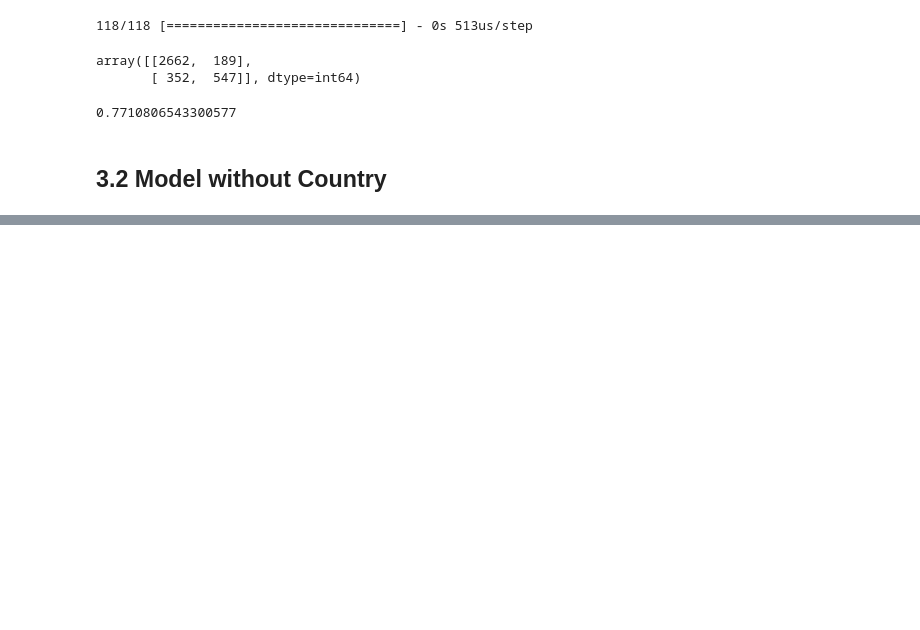
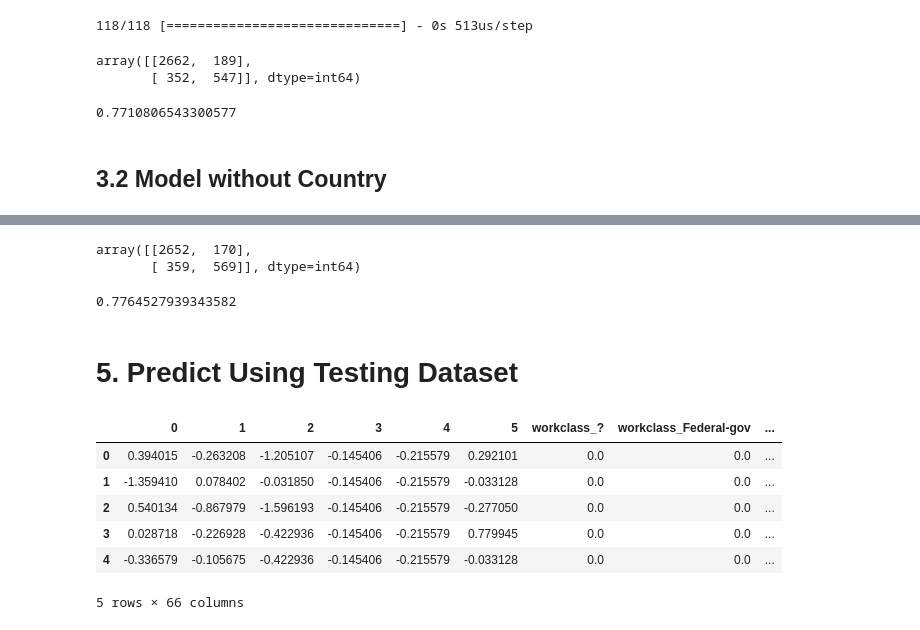
Before and after one commit to MiracleSkyHawk/RSM8413_GA3, a Jupyter notebook: GA3_8413.ipynb, the cells around one changed output, grey strips where cells are left out. Cells and saved outputs as stored; diff of their text form; code cells hidden in the pictures; blank space fills up the shorter version.

```diff
--- a/GA3_8413.ipynb
+++ b/GA3_8413.ipynb
@@ -871,0 +869,5 @@ train.head()
+# %%
+seed = 84
+np.random.seed(seed)
+train_df = pd.read_csv("USCensusTraining.csv")
+test_df = pd.read_csv("USCensusTest.csv")
@@ -871,0 +896,6 @@ train.head()
+# %%
+# standardize the training dataset with StandardScaler
+scaler_wo_country = StandardScaler().fit(train_df.loc[:,num_col_list])
+scaled_train_wo_country_df = scaler_wo_country.transform(train_df.loc[:,num_col_list])
+joined_wo_country_df = pd.DataFrame(scaled_train_wo_country_df).join(enc_wo_country_df)
+joined_wo_country_df.head(5)
@@ -871,0 +1071,14 @@ train.head()
+# %%
+# Confusion Matrix
+# TT  FN
+# FT  TN
+confusion_matrix(y_test_wo_country, y_pred)
+# %% [output]
+array([[2652,  170],
+       [ 359,  569]], dtype=int64)
+# %%
+balanced_accuracy_score(y_test_wo_country, y_pred)
+# %% [output]
+0.7764527939343582
+# %% [markdown]
+# 5. Predict Using Testing Dataset
@@ -871,0 +1098,13 @@ train.head()
+# %%
+# standardize the training dataset with StandardScaler
+scaled_test_df = scaler_wo_country.transform(test_df.loc[:,num_col_list])
+joined_test_df = pd.DataFrame(scaled_test_df).join(enc_for_test_df)
+joined_test_df.head(5)
+# %% [output]
+|  | 0 | 1 | 2 | 3 | 4 | 5 | workclass_? | workclass_Federal-gov | ... |
+| 0 | 0.394015 | -0.263208 | -1.205107 | -0.145406 | -0.215579 | 0.292101 | 0.0 | 0.0 | ... |
+| 1 | -1.359410 | 0.078402 | -0.031850 | -0.145406 | -0.215579 | -0.033128 | 0.0 | 0.0 | ... |
+| 2 | 0.540134 | -0.867979 | -1.596193 | -0.145406 | -0.215579 | -0.277050 | 0.0 | 0.0 | ... |
+| 3 | 0.028718 | -0.226928 | -0.422936 | -0.145406 | -0.215579 | 0.779945 | 0.0 | 0.0 | ... |
+| 4 | -0.336579 | -0.105675 | -0.422936 | -0.145406 | -0.215579 | -0.033128 | 0.0 | 0.0 | ... |
+5 rows × 66 columns
```
Also changed, not shown: parts of 108 cells of this notebook, 2 other files.
